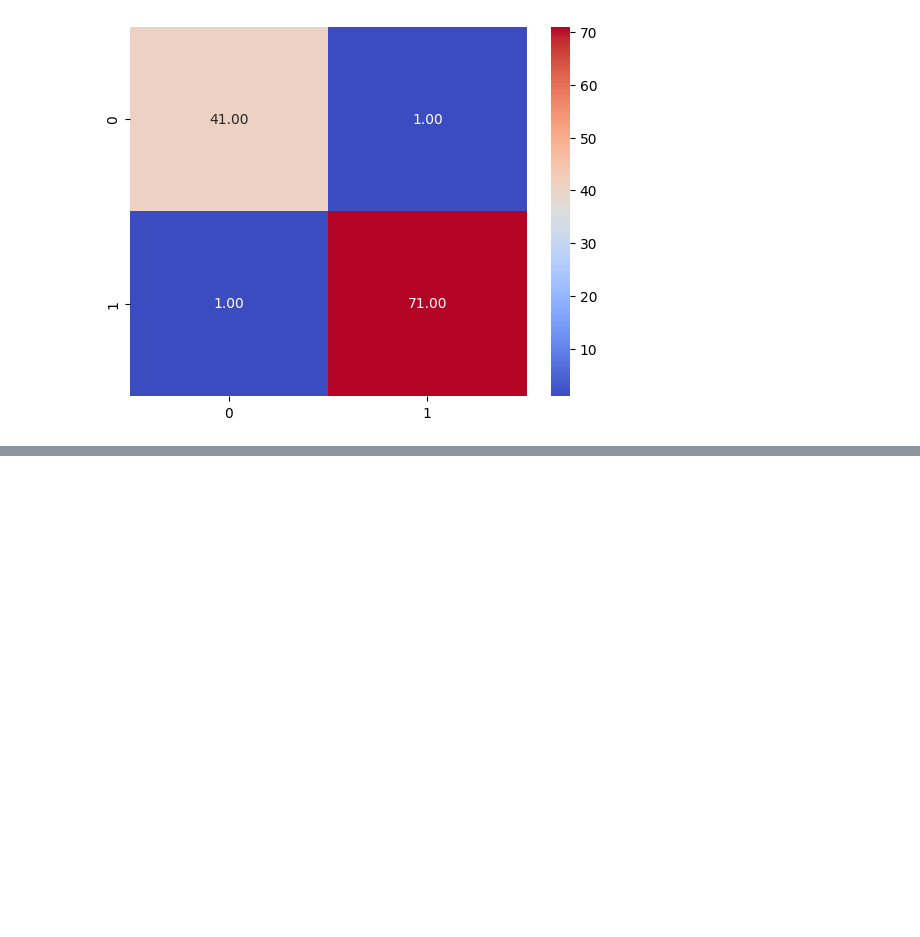
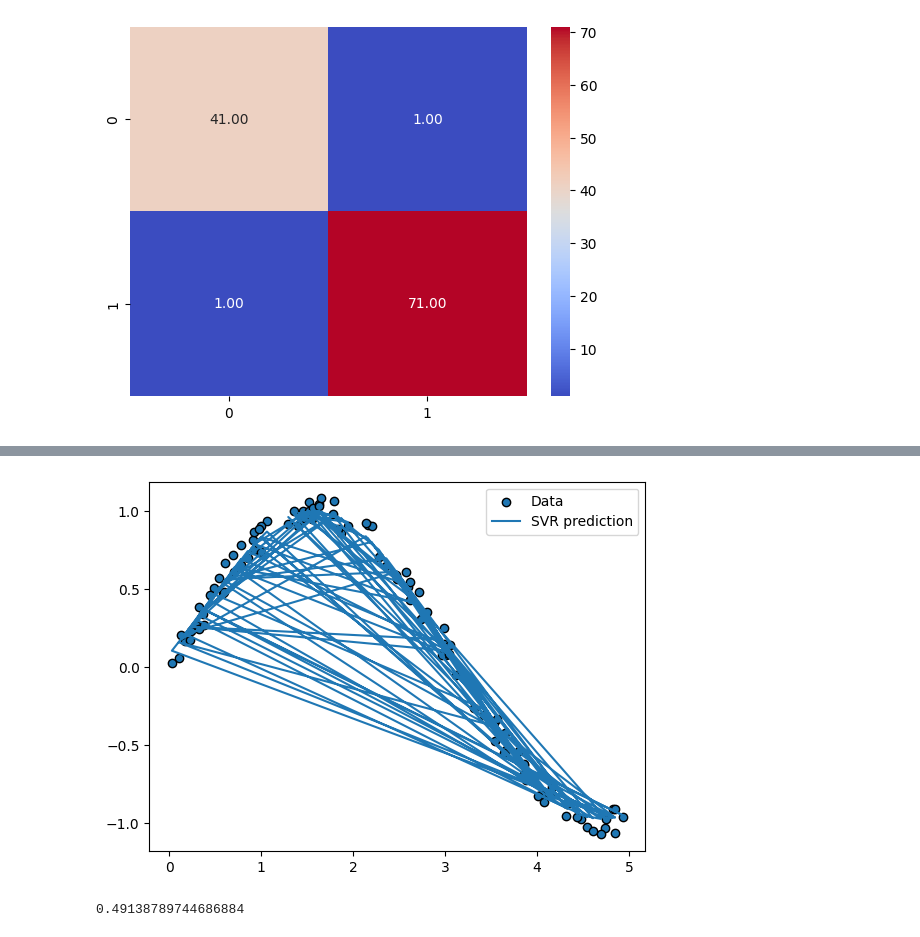
Before and after one commit to mostafizcse007/Machine-Learning, a Jupyter notebook: Week 5/Support_vector_machine.ipynb, the cells around one changed output, grey strips where cells are left out. Saved outputs shown, nothing was run; the diff lists cells and outputs as text; code cells hidden in the pictures; blank space fills up the shorter version.

```diff
--- a/Week 5/Support_vector_machine.ipynb
+++ b/Week 5/Support_vector_machine.ipynb
@@ -153,0 +170,11 @@ plt.show()
+# %%
+# svr with RBF kernel
+svr = SVR(kernel='rbf',C=100.0,epsilon=.1,gamma='scale')
+svr.fit(X,y)
+y_pred = svr.predict(X)
+plt.scatter(X,y,edgecolors='k',label='Data')
+plt.plot(X,y_pred,label='SVR prediction')
+plt.legend()
+plt.show()
+# %% [output]
+[figure, added]
@@ -153,0 +189,7 @@ plt.show()
+# %%
+svr = SVR(kernel='rbf',C = 10.0,epsilon=10.0,gamma='scale')
+svr.fit(X_train_scaled,y_train)
+y_pred = svr.predict(X_test_scaled)
+r2_score(y_test,y_pred)
+# %% [output]
+0.49138789744686884
```
Also changed, not shown: parts of 5 cells of this notebook.
